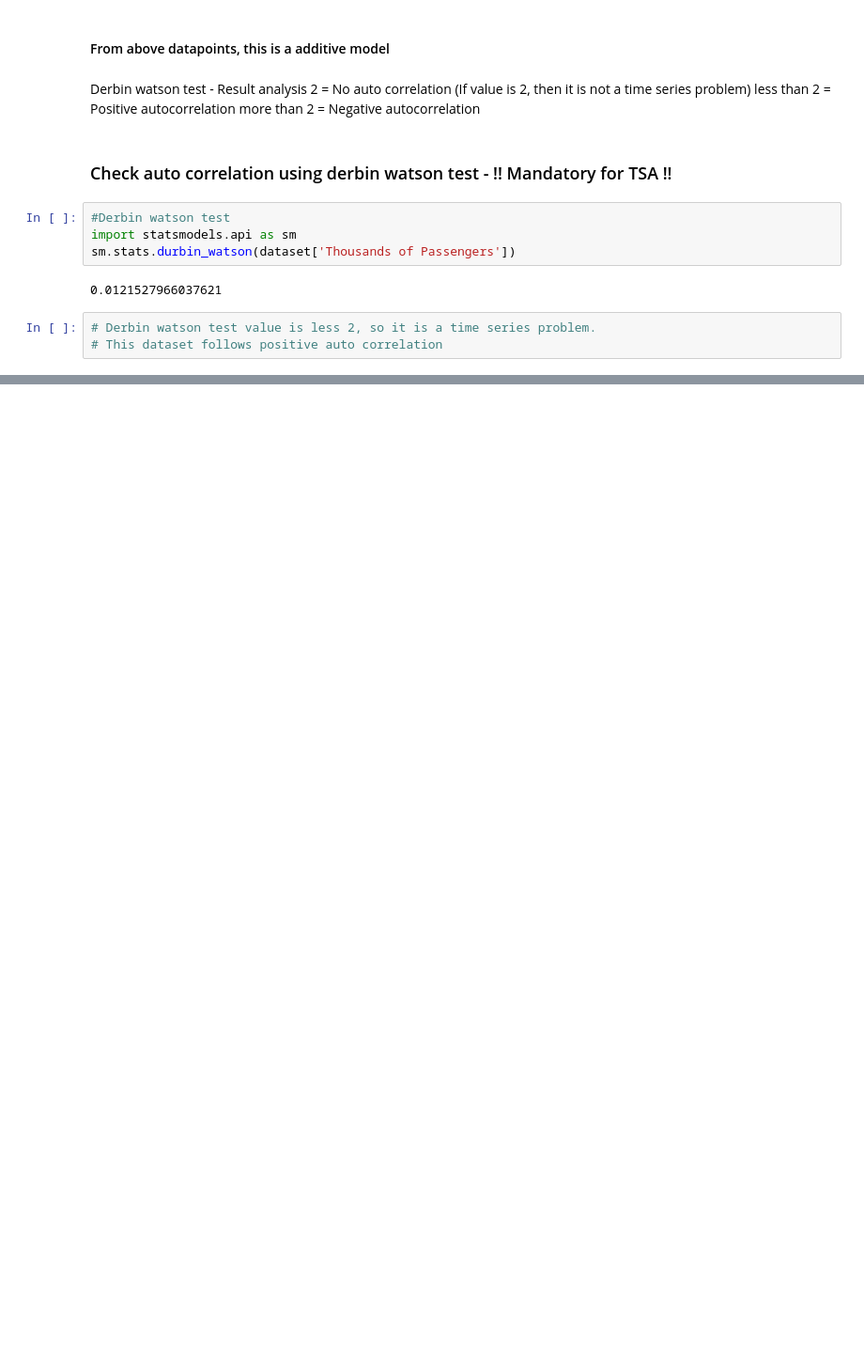
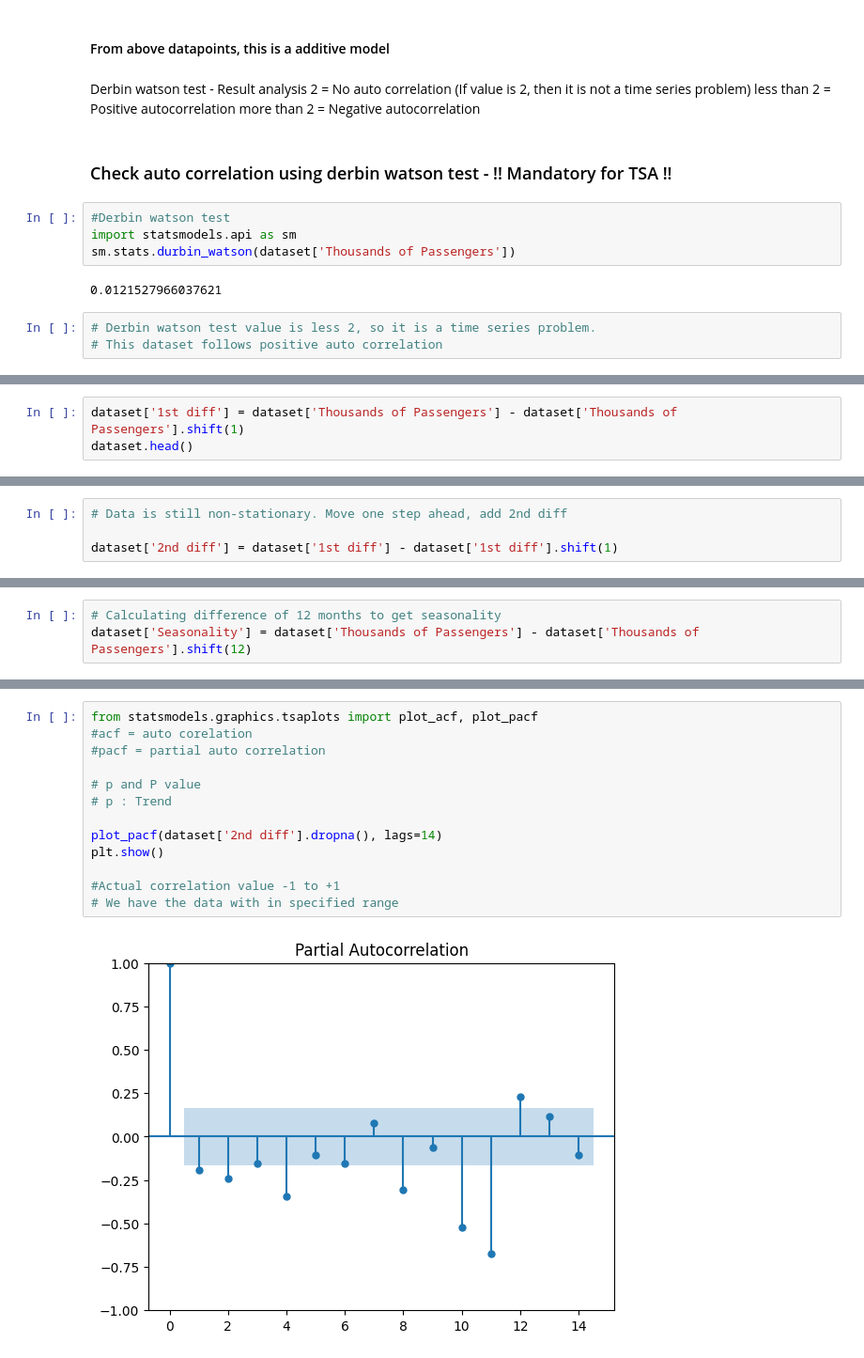
Before and after one commit to iampawankc/MLAlgo, a Jupyter notebook: TimeSeriesForecasting/Timeseries-fundamentals.ipynb, the cells around one changed output, grey strips where cells are left out. Shown at 94% size. Saved outputs shown, nothing was run; the diff lists cells and outputs as text; blank space fills up the shorter version.

```diff
--- a/TimeSeriesForecasting/Timeseries-fundamentals.ipynb
+++ b/TimeSeriesForecasting/Timeseries-fundamentals.ipynb
@@ -131,0 +176,3 @@ sm.stats.durbin_watson(dataset['Thousands of Passengers'])
+# %%
+dataset['1st diff'] = dataset['Thousands of Passengers'] - dataset['Thousands of Passengers'].shift(1)
+dataset.head()
@@ -131,0 +196,4 @@ sm.stats.durbin_watson(dataset['Thousands of Passengers'])
+# %%
+# Data is still non-stationary. Move one step ahead, add 2nd diff
+
+dataset['2nd diff'] = dataset['1st diff'] - dataset['1st diff'].shift(1)
@@ -131,0 +225,3 @@ sm.stats.durbin_watson(dataset['Thousands of Passengers'])
+# %%
+# Calculating difference of 12 months to get seasonality
+dataset['Seasonality'] = dataset['Thousands of Passengers'] - dataset['Thousands of Passengers'].shift(12)
@@ -131,0 +251,15 @@ sm.stats.durbin_watson(dataset['Thousands of Passengers'])
+# %%
+from statsmodels.graphics.tsaplots import plot_acf, plot_pacf
+#acf = auto corelation
+#pacf = partial auto correlation
+
+# p and P value
+# p : Trend
+
+plot_pacf(dataset['2nd diff'].dropna(), lags=14)
+plt.show()
+
+#Actual correlation value -1 to +1
+# We have the data with in specified range
+# %% [output]
+[figure, added]
```
Also changed, not shown: parts of 66 cells of this notebook.
